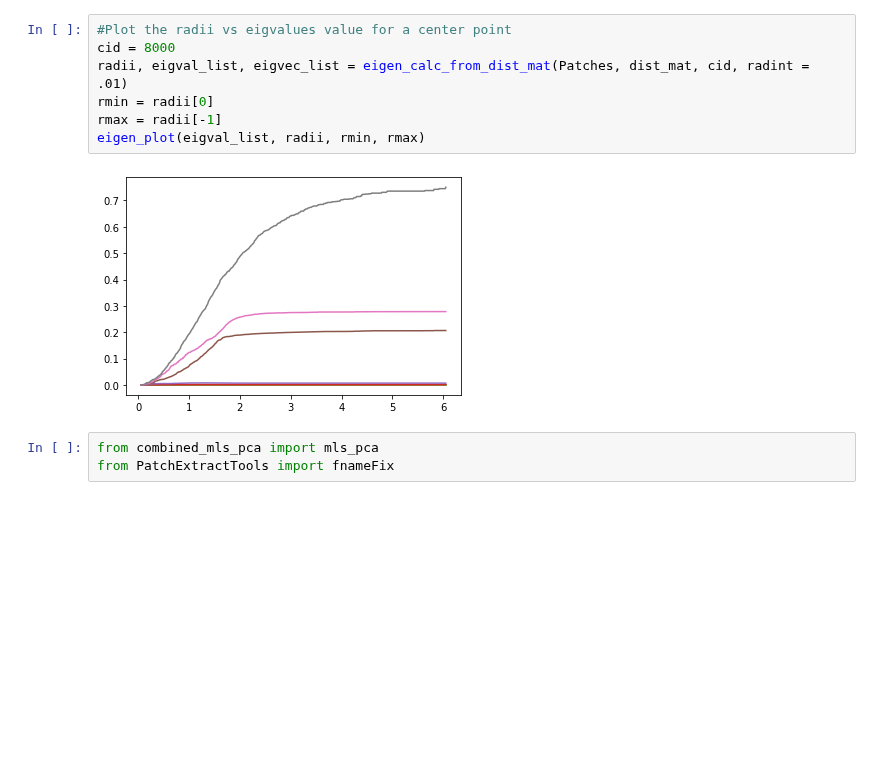
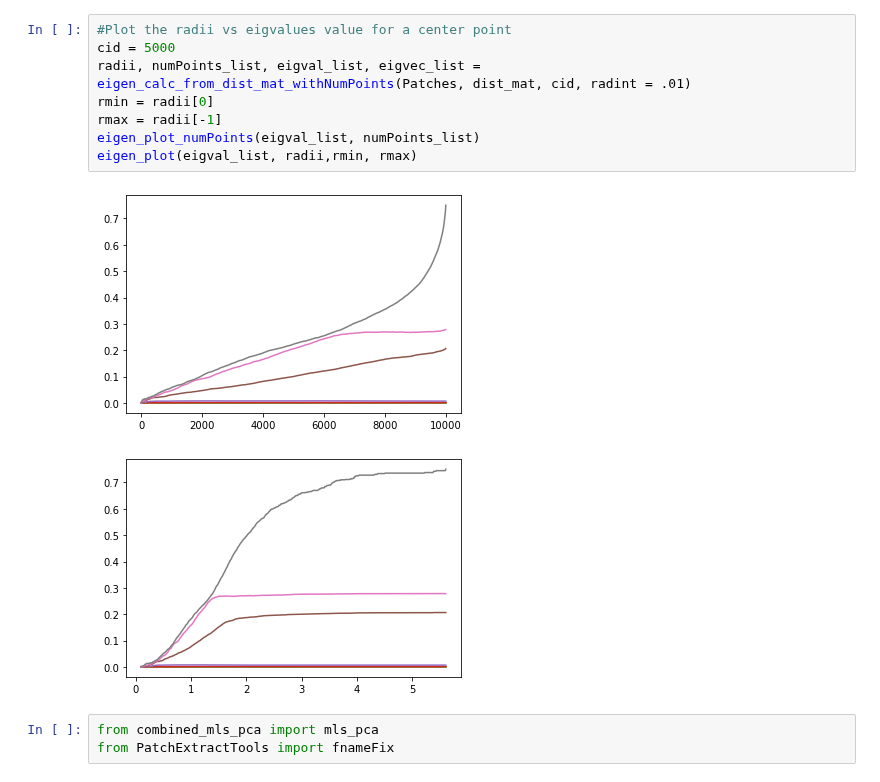
Before and after one commit to Orecchia-Research-Group/manifold_learning, a Jupyter notebook: patches_mSVD.ipynb, the cells around one changed output. Cells and saved outputs as stored; diff of their text form; blank space fills up the shorter version.

Commit message:
Plot with number of points
added
eigen_plot_numPoints, eigen_calc_from_dist_mat_withNumPoints
in manifold_utils.mSVD

```diff
--- a/patches_mSVD.ipynb
+++ b/patches_mSVD.ipynb
@@ -10,12 +8,14 @@ dist_mat = euclidean_distances(Patches)
 # %%
 #Plot the radii vs eigvalues value for a center point
-cid = 8000
-radii, eigval_list, eigvec_list = eigen_calc_from_dist_mat(Patches, dist_mat, cid, radint = .01)
+cid = 5000
+radii, numPoints_list, eigval_list, eigvec_list = eigen_calc_from_dist_mat_withNumPoints(Patches, dist_mat, cid, radint = .01)
 rmin = radii[0]
 rmax = radii[-1]
-eigen_plot(eigval_list, radii, rmin, rmax)
+eigen_plot_numPoints(eigval_list, numPoints_list)
+eigen_plot(eigval_list, radii,rmin, rmax)
 # %% [output]
-[figure, old version]
+[figure, new version]
+[figure, added]
 # %%
 from combined_mls_pca import mls_pca
 from PatchExtractTools import fnameFix
```
Also changed, not shown: parts of 7 cells of this notebook, 1 other file.
